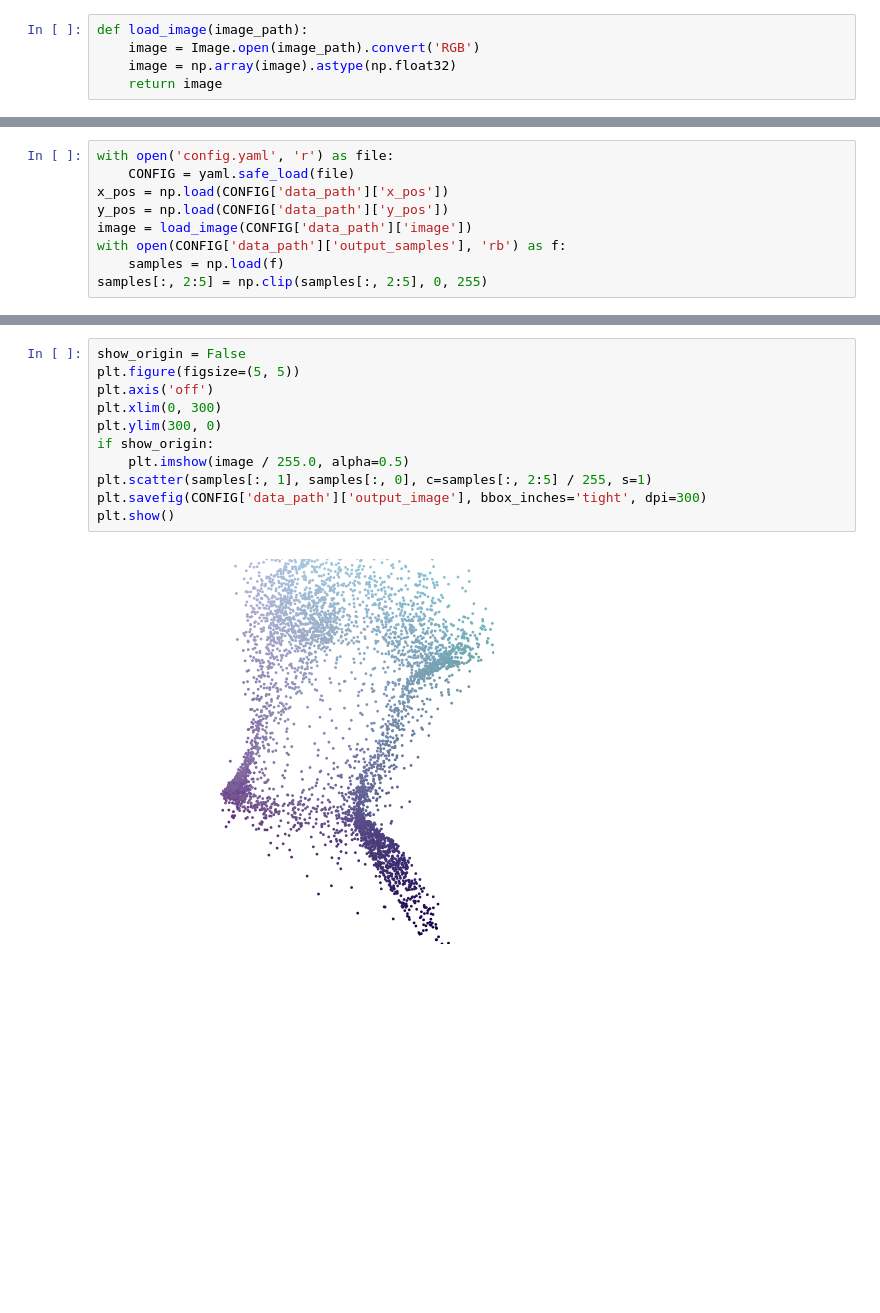
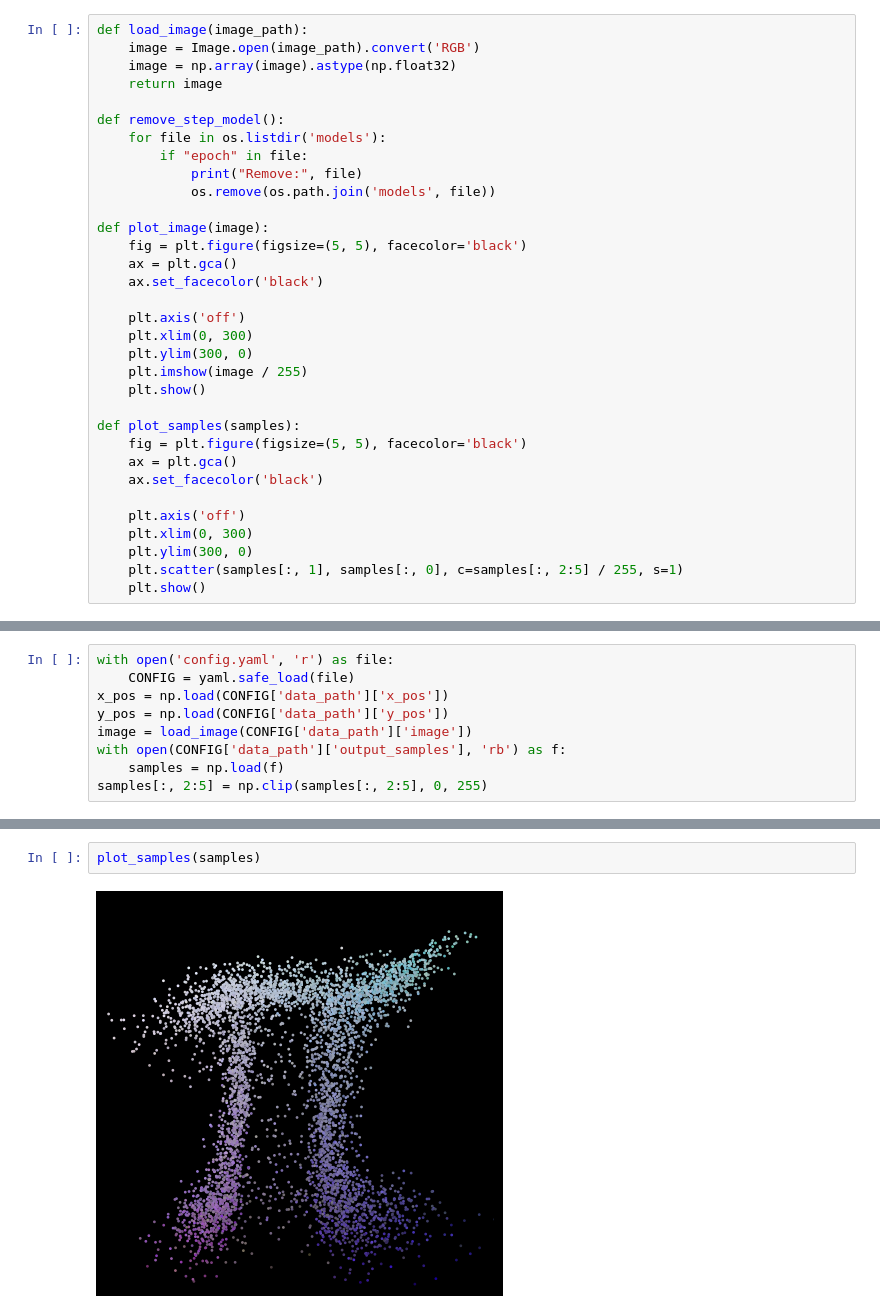
Before and after one commit to JackChen890311/PicCollage-Quiz-Jack-Chen, a Jupyter notebook: visualize.ipynb, the cells around one changed output, grey strips where cells are left out. Drawn from its saved outputs; the diff is of its cells as text; blank space fills up the shorter version.

```diff
--- a/visualize.ipynb
+++ b/visualize.ipynb
@@ -8,3 +13,31 @@ def load_image(image_path):
     image = Image.open(image_path).convert('RGB')
     image = np.array(image).astype(np.float32)
     return image
+
+def remove_step_model():
+    for file in os.listdir('models'):
+        if "epoch" in file:
+            print("Remove:", file)
+            os.remove(os.path.join('models', file))
+
+def plot_image(image):
+    fig = plt.figure(figsize=(5, 5), facecolor='black')
+    ax = plt.gca()
+    ax.set_facecolor('black')
+
+    plt.axis('off')
+    plt.xlim(0, 300)
+    plt.ylim(300, 0)
+    plt.imshow(image / 255)
+    plt.show()
+
+def plot_samples(samples):
+    fig = plt.figure(figsize=(5, 5), facecolor='black')
+    ax = plt.gca()
+    ax.set_facecolor('black')
+
+    plt.axis('off')
+    plt.xlim(0, 300)
+    plt.ylim(300, 0)
+    plt.scatter(samples[:, 1], samples[:, 0], c=samples[:, 2:5] / 255, s=1)
+    plt.show()
@@ -27,13 +79,4 @@ plt.show()
 # %%
-show_origin = False
-plt.figure(figsize=(5, 5))
-plt.axis('off')
-plt.xlim(0, 300)
-plt.ylim(300, 0)
-if show_origin:
-    plt.imshow(image / 255.0, alpha=0.5)
-plt.scatter(samples[:, 1], samples[:, 0], c=samples[:, 2:5] / 255, s=1)
-plt.savefig(CONFIG['data_path']['output_image'], bbox_inches='tight', dpi=300)
-plt.show()
+plot_samples(samples)
 # %% [output]
-[figure, old version]
+[figure, new version]
```
Also changed, not shown: parts of 9 cells of this notebook, 11 other files.
